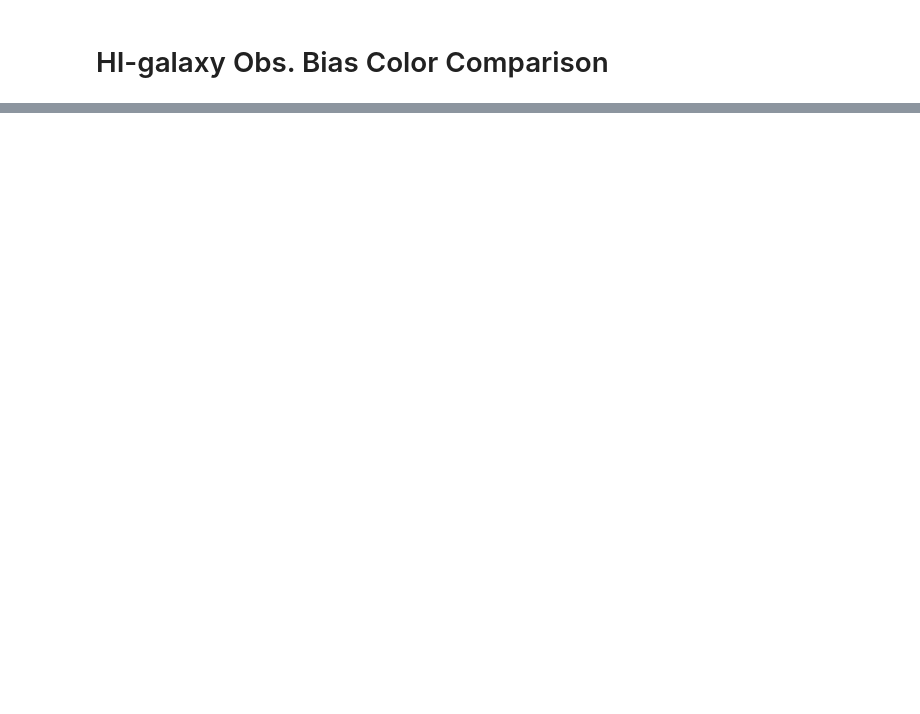
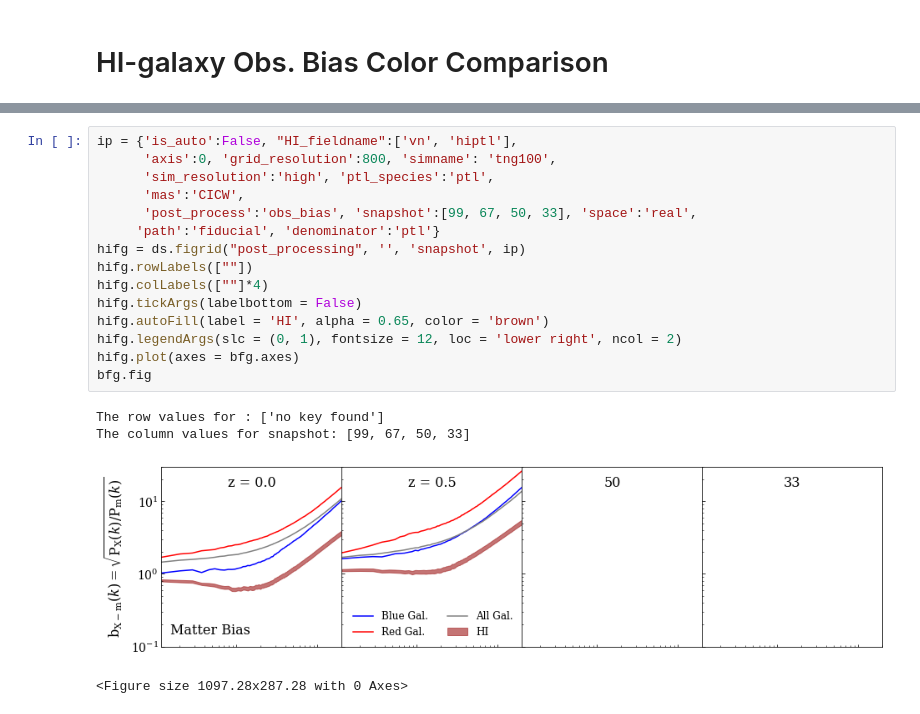
Before and after one commit to calvinosinga/hcolor, a Jupyter notebook: fig_md_analysis/Bias/bias_figures.ipynb, the cells around one changed output, grey strips where cells are left out. Drawn from its saved outputs; the diff is of its cells as text; blank space fills up the shorter version.

```diff
--- a/fig_md_analysis/Bias/bias_figures.ipynb
+++ b/fig_md_analysis/Bias/bias_figures.ipynb
@@ -124,0 +238,20 @@ The column values for color: ['red', 'blue', 'resolved']
+# %%
+ip = {'is_auto':False, "HI_fieldname":['vn', 'hiptl'],
+      'axis':0, 'grid_resolution':800, 'simname': 'tng100',
+      'sim_resolution':'high', 'ptl_species':'ptl',
+      'mas':'CICW',
+      'post_process':'obs_bias', 'snapshot':[99, 67, 50, 33], 'space':'real',
+     'path':'fiducial', 'denominator':'ptl'}
+hifg = ds.figrid("post_processing", '', 'snapshot', ip)
+hifg.rowLabels([""])
+hifg.colLabels([""]*4)
+hifg.tickArgs(labelbottom = False)
+hifg.autoFill(label = 'HI', alpha = 0.65, color = 'brown')
+hifg.legendArgs(slc = (0, 1), fontsize = 12, loc = 'lower right', ncol = 2)
+hifg.plot(axes = bfg.axes)
+bfg.fig
+# %% [output]
+The row values for : ['no key found']
+The column values for snapshot: [99, 67, 50, 33]
+[figure, added]
+<Figure size 1097.28x287.28 with 0 Axes>
```
Also changed, not shown: parts of 10 cells of this notebook, 20 other files.
